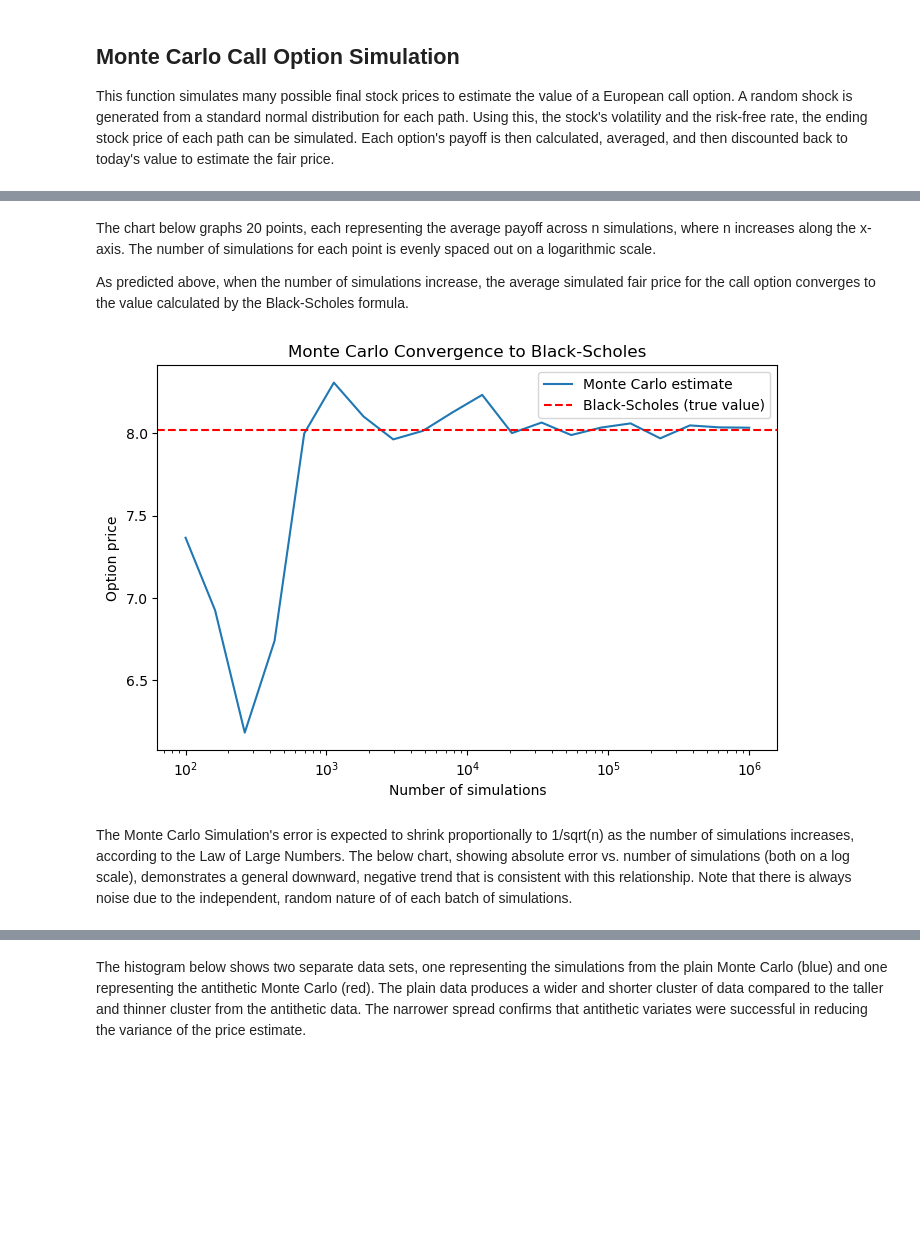
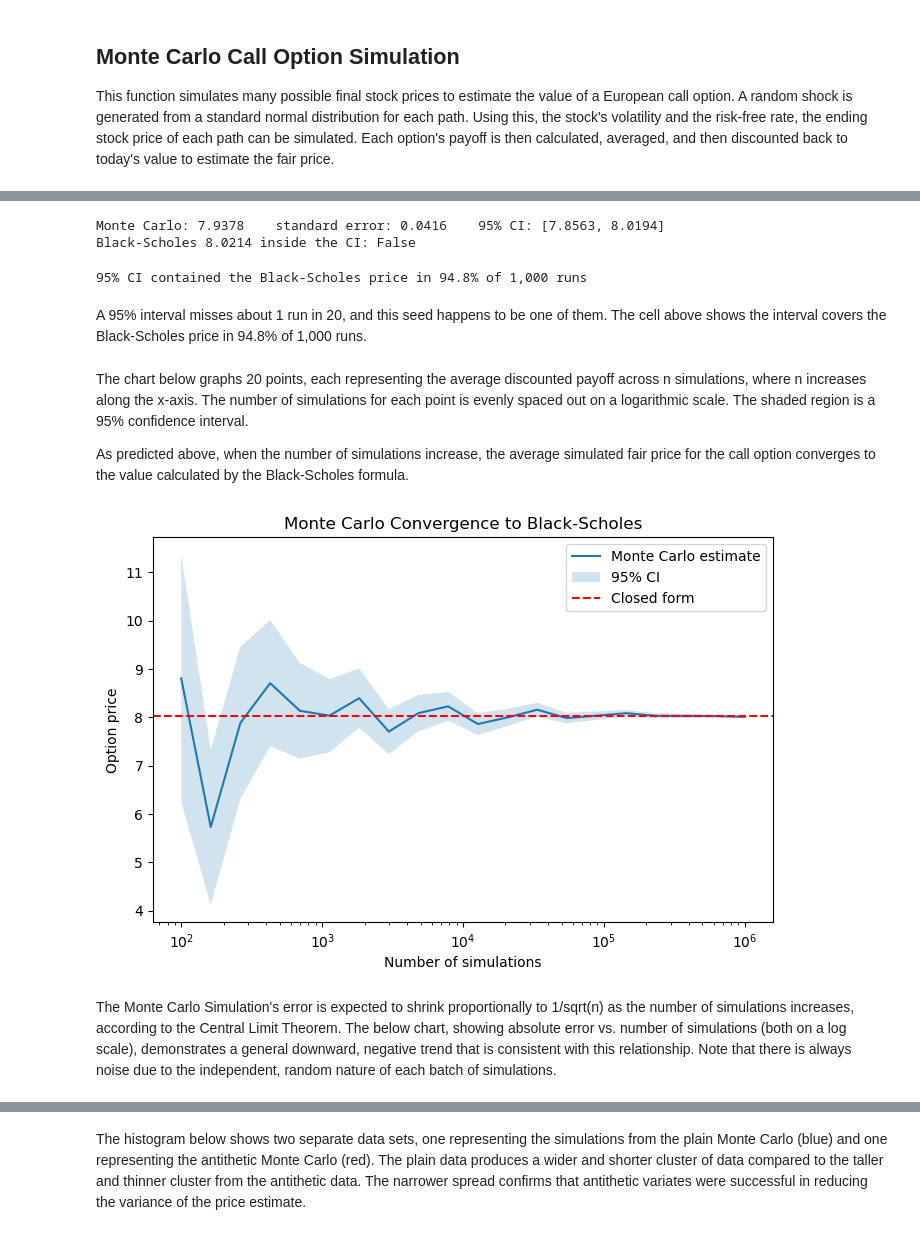
Before and after one commit to jrlarkin77/monte-carlo-option-pricer, a Jupyter notebook: notebooks/Monte_Carlo.ipynb, the cells around one changed output, grey strips where cells are left out. Cells and saved outputs as stored; diff of their text form; code cells hidden in the pictures; blank space fills up the shorter version.

Commit message:
Final notebook run, add limitations, fix tests

```diff
--- a/notebooks/Monte_Carlo.ipynb
+++ b/notebooks/Monte_Carlo.ipynb
@@ -25,6 +46,13 @@ r = 0.05                    #risk-free rate
 sigma = 0.2                 #volatility
 n_simulations = 100000      #number of simulations
 n_steps = 50                #number of time steps
+# %%
+def mc_call_with_se(S0, K, T, r, sigma, n, seed=None):
+    rng = np.random.default_rng(seed)
+    Z = rng.standard_normal(n)
+    ST = S0 * np.exp((r-0.5*sigma**2)*T + sigma*np.sqrt(T)*Z)
+    payoff = np.exp(-r*T) * np.maximum(ST - K, 0)
+    return payoff.mean(), payoff.std(ddof=1) / np.sqrt(n)
 # %% [markdown]
 ## Black-Scholes Call Option
 
@@ -50,26 +80,46 @@ Difference from Black-Scholes: 0.0718
+# %%
+p, se = mc_call_with_se(S0, K, T, r, sigma, n_simulations, seed=1)
+print(f"Monte Carlo: {p:.4f}    standard error: {se:.4f}    95% CI: [{p-1.96*se:.4f}, {p+1.96*se:.4f}]")
+print(f"Black-Scholes {bs_price:.4f} inside the CI: {p-1.96*se <= bs_price <= p+1.96*se}")
+# %% [output]
+Monte Carlo: 7.9378    standard error: 0.0416    95% CI: [7.8563, 8.0194]
+Black-Scholes 8.0214 inside the CI: False
+# %%
+hits = 0
+for s in range(1000):
+    p, se = mc_call_with_se(S0, K, T, r, sigma, n_simulations, seed=s)
+    hits += (p -1.96*se <= bs_price <= p + 1.96*se)
+print(f"95% CI contained the Black-Scholes price in {hits/10:.1f}% of 1,000 runs")
+# %% [output]
+95% CI contained the Black-Scholes price in 94.8% of 1,000 runs
+# %% [markdown]
+A 95% interval misses about 1 run in 20, and this seed happens to be one of them. The cell above shows the interval covers the Black-Scholes price in 94.8% of 1,000 runs.
 # %% [markdown]
-The chart below graphs 20 points, each representing the average payoff across n simulations, where n increases along the x-axis. The number of simulations for each point is evenly spaced out on a logarithmic scale.
+The chart below graphs 20 points, each representing the average discounted payoff across n simulations, where n increases along the x-axis. The number of simulations for each point is evenly spaced out on a logarithmic scale. The shaded region is a 95% confidence interval.
 
 As predicted above, when the number of simulations increase, the average simulated fair price for the call option converges to the value calculated by the Black-Scholes formula.
 # %%
-sim_counts = np.logspace(2, 6, 20).astype(int)                                               #gets range, 20 points equally spaced along log scale between 100 and 1,000,000
-prices = [monte_carlo_call(S0, K, T, r, sigma, n) for n in sim_counts]                       #runs Monte Carlo simulation for each count with n simulations in each
+sim_counts = np.logspace(2, 6, 20).astype(int)   #gets range, 20 points equally spaced along log scale between 100 and 1,000,000
+results = [mc_call_with_se(S0, K, T, r, sigma, n, seed=i) for i, n in enumerate(sim_counts)]
+prices = np.array([p for p, _ in results])
+ses = np.array([s for _, s in results])
 
 #neatly plot the 20 points found with the monte carlo method
 plt.figure(figsize=(8,5))
 plt.plot(sim_counts, prices, label='Monte Carlo estimate')
-plt.axhline(bs_price, color='red', linestyle='--', label='Black-Scholes (true value)')
+plt.fill_between(sim_counts, prices - 1.96*ses, prices +1.96*ses, alpha=0.2, label='95% CI')
+plt.axhline(bs_price, color='red', linestyle='--', label='Closed form')
 plt.xscale('log')
 plt.xlabel('Number of simulations')
 plt.ylabel('Option price')
 plt.title('Monte Carlo Convergence to Black-Scholes')                                       #save plot
 plt.legend()
-plt.savefig('../images/price_convergence_plot.png', dpi=150, bbox_inches='tight')
+plt.savefig(IMAGES / 'price_convergence_plot.png', dpi=150, bbox_inches='tight')
 plt.show()
 # %% [output]
-[figure, old version]
+[figure, new version]
 # %% [markdown]
-The Monte Carlo Simulation's error is expected to shrink proportionally to   1/sqrt(n) as the number of simulations increases, according to the Law of Large Numbers. The below chart, showing absolute error vs. number of simulations (both on a log scale), demonstrates a general downward, negative trend that is consistent with this relationship. Note that there is always noise due to the independent, random nature of of each batch of simulations.
+The Monte Carlo Simulation's error is expected to shrink proportionally to   1/sqrt(n) as the number of simulations increases, according to the Central Limit Theorem. The below chart, showing absolute error vs. number of simulations (both on a log scale), demonstrates a general downward, negative trend that is consistent with this relationship. Note that there is always noise due to the independent, random nature of each batch of simulations.
 # %%
 #neatly plot the error convergence
 err = np.abs(np.array(prices) - bs_price)
```
Also changed, not shown: parts of 33 cells of this notebook, 8 other files.
